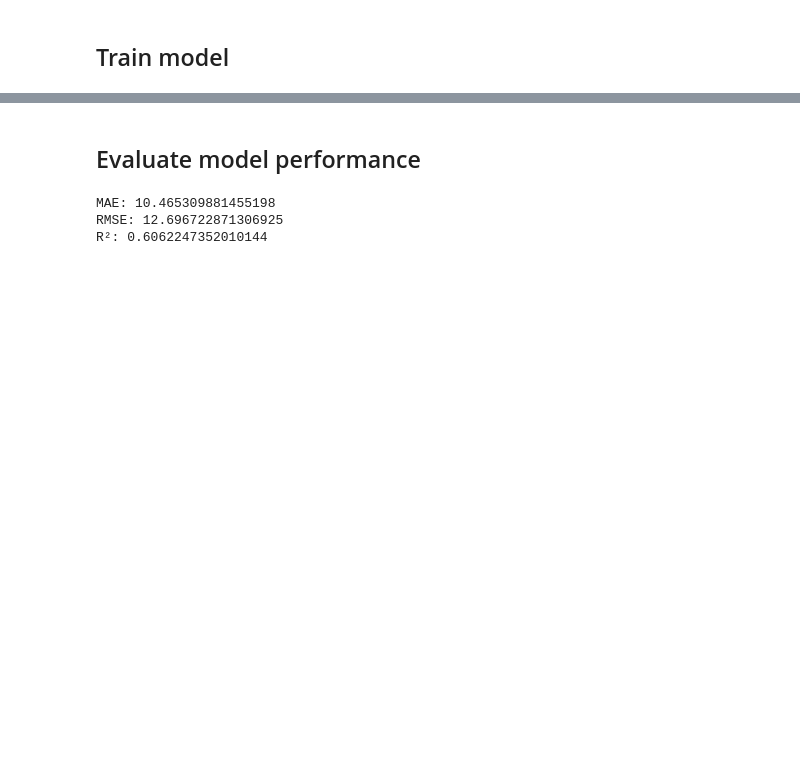
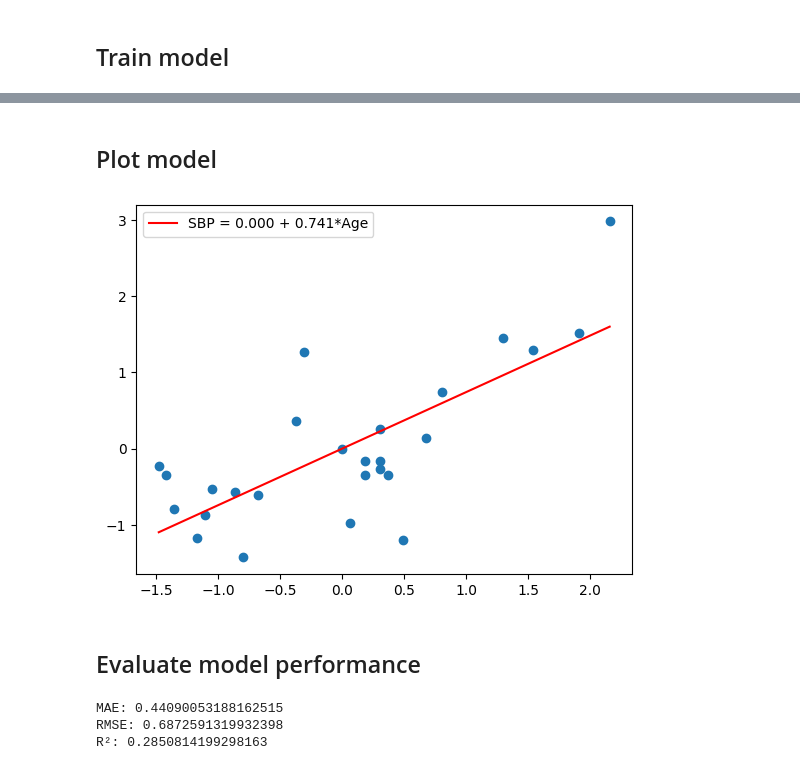
Before and after one commit to Sirius912/Machine_Learning, a Jupyter notebook: Simple_Linear_Regression/Simple_Linear_Regression.ipynb, the cells around one changed output, grey strips where cells are left out. Cells and saved outputs as stored; diff of their text form; code cells hidden in the pictures; blank space fills up the shorter version.

```diff
--- a/Simple_Linear_Regression/Simple_Linear_Regression.ipynb
+++ b/Simple_Linear_Regression/Simple_Linear_Regression.ipynb
@@ -63,10 +75,24 @@ plt.show()
+# %% [markdown]
+## Plot model
+# %%
+x_line = np.linspace(min(x_train_scaled), max(x_train_scaled))
+y_line = model.predict(x_line)
+
+plt.plot(x_line, y_line, color='red', label=line)
+plt.scatter(x_train_scaled, y_train_scaled)
+plt.legend()
+plt.show()
+# %% [output]
+[figure, added]
 # %% [markdown]
 ## Evaluate model performance
 # %%
-print('MAE:', mean_absolute_error(y_test, y_pred))
-print('RMSE:', np.sqrt(mean_squared_error(y_test, y_pred)))
-print('R²:', r2_score(y_test, y_pred))
+y_pred_scaled = model.predict(x_test_scaled)
+
+print('MAE:', mean_absolute_error(y_test_scaled, y_pred_scaled))
+print('RMSE:', np.sqrt(mean_squared_error(y_test_scaled, y_pred_scaled)))
+print('R²:', r2_score(y_test_scaled, y_pred_scaled))
 # %% [output]
-MAE: 10.465309881455198
-RMSE: 12.696722871306925
-R²: 0.6062247352010144
+MAE: 0.44090053188162515
+RMSE: 0.6872591319932398
+R²: 0.2850814199298163
```
Also changed, not shown: parts of 11 cells of this notebook.
